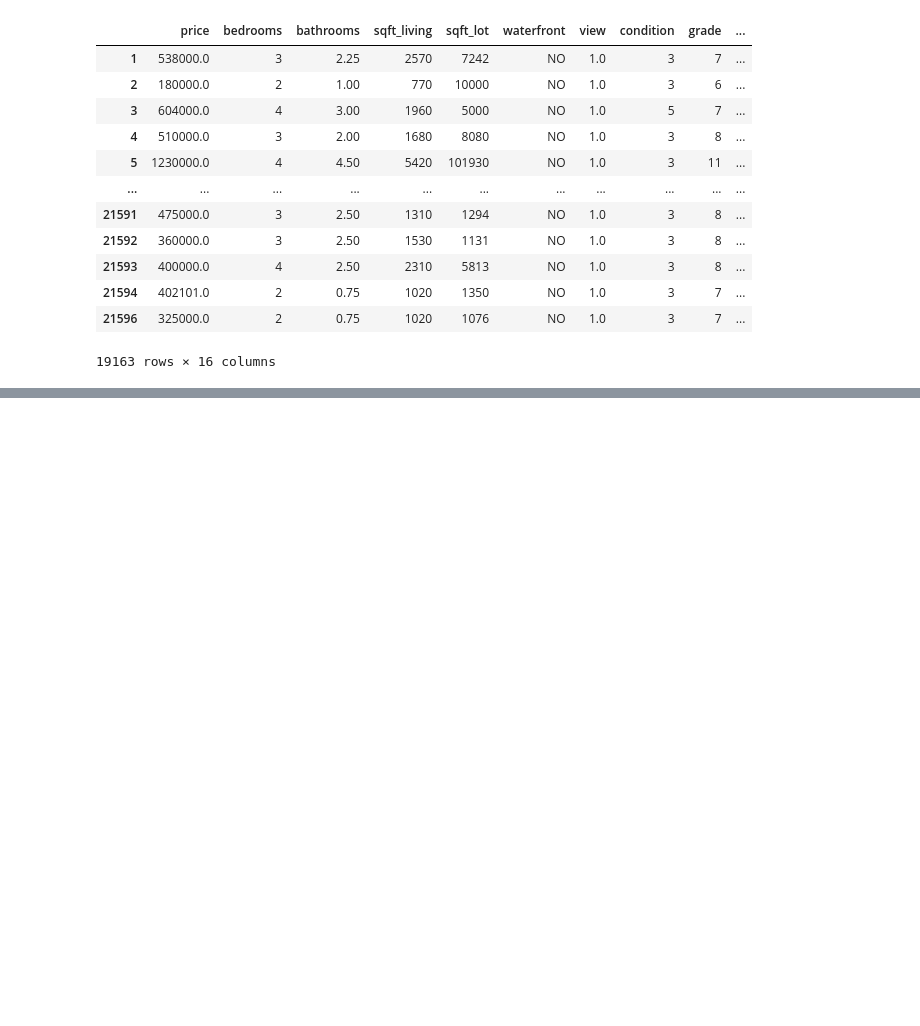
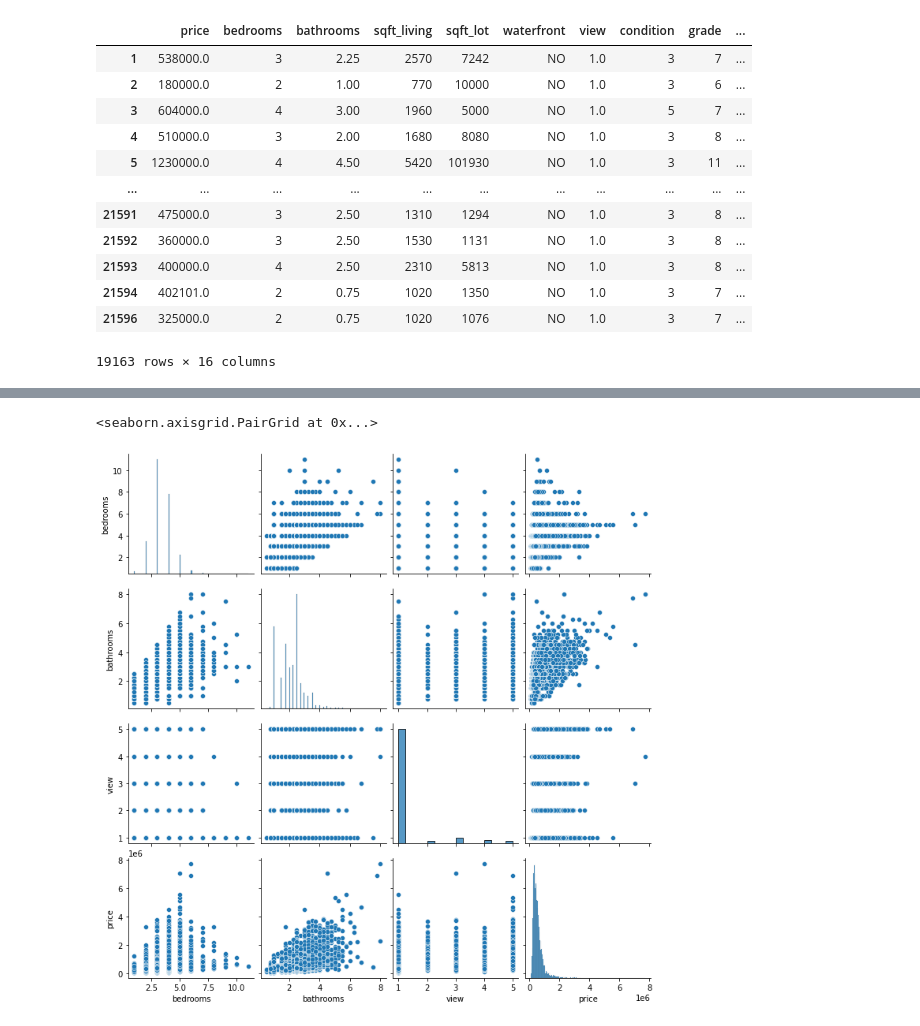
Before and after one commit to ssaeed85/dsc-ph2-KingsCountyRealEstate, a Jupyter notebook: Workspace/Saad/Notebook.ipynb, the cells around one changed output, grey strips where cells are left out. Drawn from its saved outputs; the diff is of its cells as text; code cells hidden in the pictures; blank space fills up the shorter version.

```diff
--- a/Workspace/Saad/Notebook.ipynb
+++ b/Workspace/Saad/Notebook.ipynb
@@ -379,3 +305,0 @@ X_train_water, X_test_water, y_train_water, y_test_water = train_test_split(
-# %%
-df['date'] = pd.to_datetime(df['date'])
-df['date_year'] = df.date.dt.year
@@ -399,3 +405,6 @@ sns.pairplot(df.filter(['bedrooms','price']))
 # %%
-sns.pairplot(df_pairplotting1,hue = 'bedrooms')
+sns.pairplot(df_pairplotting1)
+# %% [output]
+<seaborn.axisgrid.PairGrid at 0x...>
+[figure, added]
 # %%
```
Also changed, not shown: parts of 43 cells of this notebook, 1 other file.
